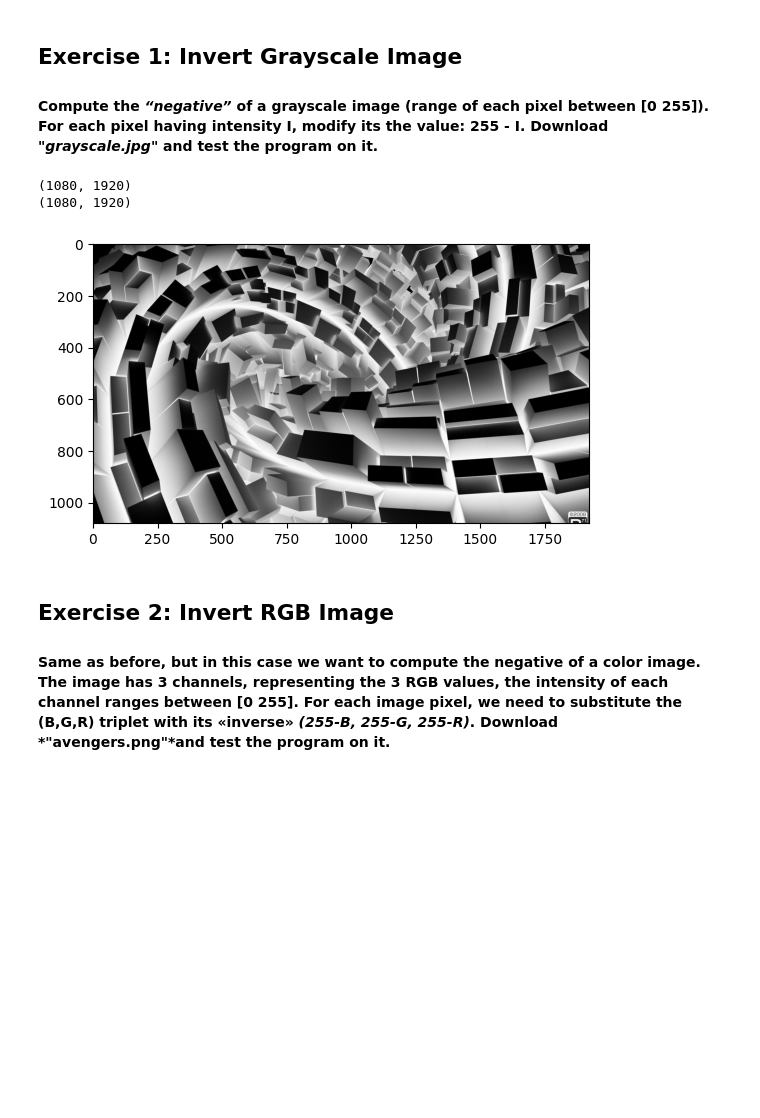
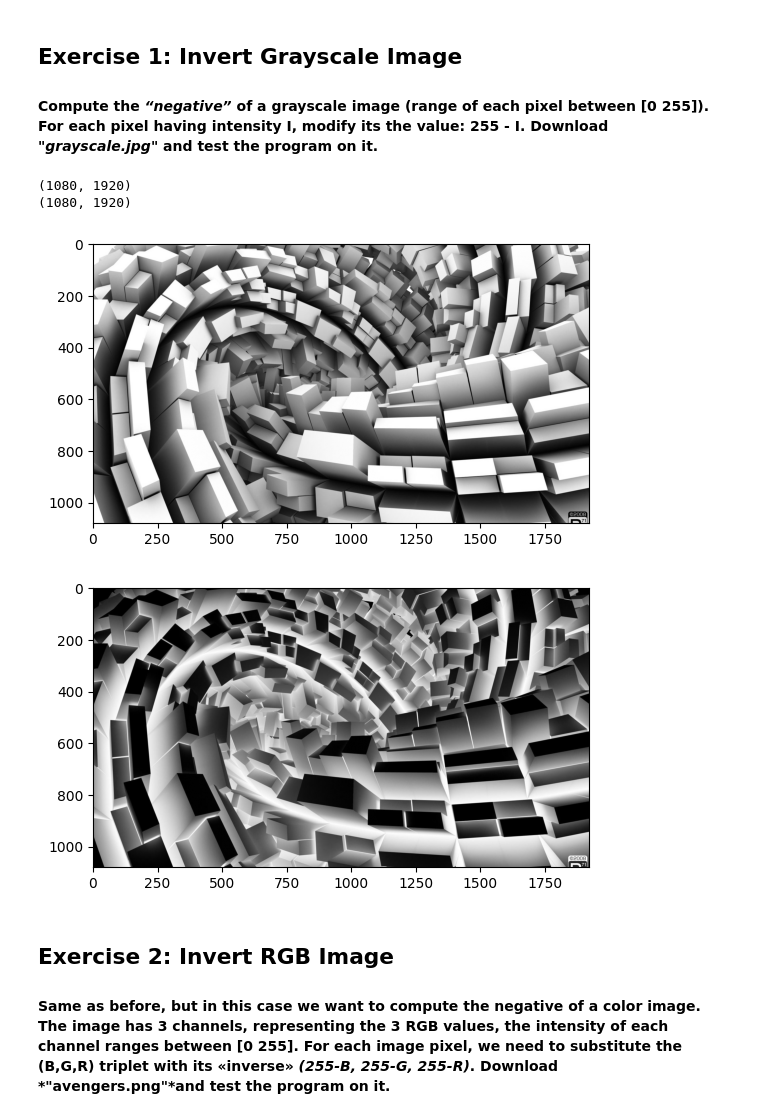
Before and after one commit to koltrakak-learning-repos/CV_learning_repo, a Jupyter notebook: labs/LabSession2/LabSession2-Exercises.ipynb, the cells around one changed output. Saved outputs shown, nothing was run; the diff lists cells and outputs as text; code cells hidden in the pictures; blank space fills up the shorter version.

```diff
--- a/labs/LabSession2/LabSession2-Exercises.ipynb
+++ b/labs/LabSession2/LabSession2-Exercises.ipynb
@@ -10,28 +10,31 @@
 # %%
 %matplotlib inline
 # Write here your solution
 # Import libraries
 import cv2
 import numpy as np
 from matplotlib import pyplot as plt
 
 # Read image
 image = cv2.imread('grayscale.jpg', cv2.IMREAD_GRAYSCALE)
 
 # Invert image
 inverted_image = np.copy(image)
 print(inverted_image.shape)
 white_image = np.full(inverted_image.shape, 255)
 print(white_image.shape)
 inverted_image = white_image - inverted_image
 
 # Display Image
+plt.imshow(image, cmap='gray', vmin=0, vmax=255)
+plt.show()
 plt.imshow(inverted_image, cmap='gray', vmin=0, vmax=255)
 plt.show()
 # %% [output]
 (1080, 1920)
 (1080, 1920)
-[figure, old version]
+[figure, new version]
+[figure, added]
 # %% [markdown]
 ## Exercise 2: Invert RGB Image
 
```
Also changed, not shown: parts of 5 cells of this notebook, 2 other files.
